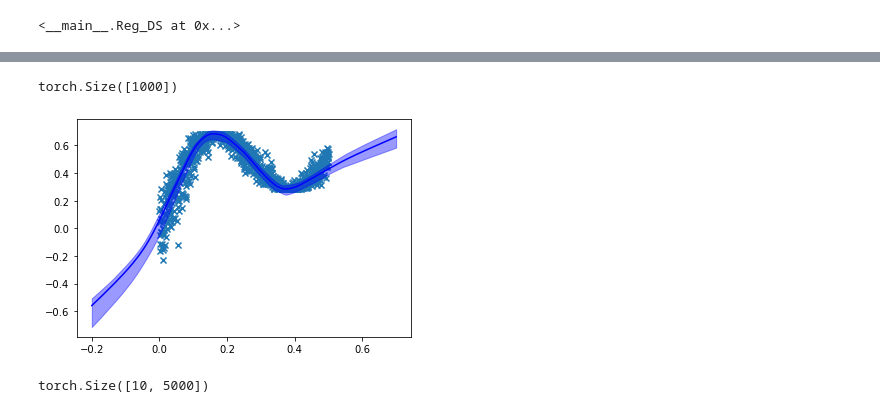
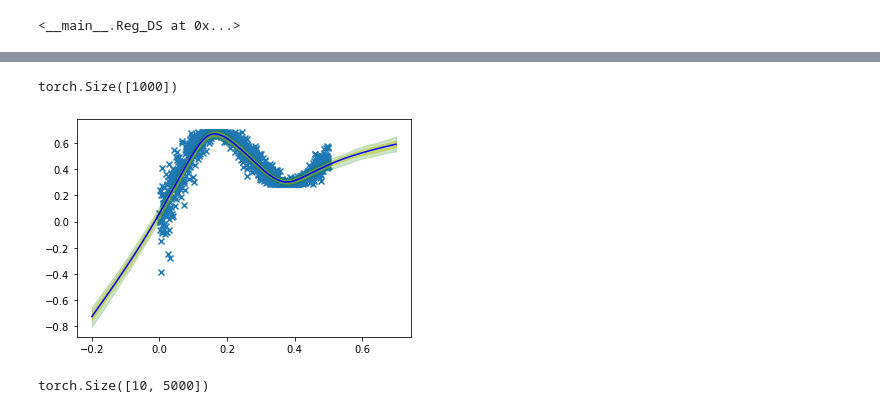
Before and after one commit to pedrofreire/bayes-by-backprop, a Jupyter notebook: Untitled.ipynb, the cells around one changed output, grey strips where cells are left out. Cells and saved outputs as stored; diff of their text form; code cells hidden in the pictures.

```diff
--- a/Untitled.ipynb
+++ b/Untitled.ipynb
@@ -137,6 +137,10 @@ def get_kl_loss(model, num_batches):
             loss += layer_log_q(layer) - layer_log_prior(layer)
     return loss / num_batches
 # %%
+from importlib import reload
+import bayes_by_backprop
+reload(bayes_by_backprop)
+BayesLinear=bayes_by_backprop.BayesLinear
 def train(
     epochs=30,
     num_samples=5,
@@ -168,12 +172,28 @@ def train(
             kl_losses=torch.zeros(num_samples)
             reg_losses=torch.zeros(num_samples)
             for ns in range(num_samples):
-                reg_losses[ns]=((model(X[:,None]).reshape(-1)-y)**2).mean()
+                #reg_losses[ns]=((model(X[:,None]).reshape(-1)-y)**2).mean()
+                reg_loss=((model(X[:,None]).reshape(-1)-y)**2).mean()
+                #kl_losses[ns] = get_kl_loss(model, num_batches)
+                kl_loss = get_kl_loss(model, num_batches)
+                loss = BETA * kl_loss + reg_loss
+                loss.backward()
+                log.append((reg_loss.item(),kl_loss.item(),loss.item()))
+                total_loss += loss.item() /num_samples
+                opt.step()
+                opt.zero_grad()
+        if epoch:
+            #print('----------')
+            print(f'epoch: {epoch}')
+            print(f'loss: {total_loss}')
+    return model,log
 
-                if bayesian:
-                    kl_losses[ns] = get_kl_loss(model, num_batches)
 
-            kl_loss = kl_losses.mean()
+
+                #if bayesian:
+                #    kl_losses[ns] = get_kl_loss(model, num_batches)
+
+"""         kl_loss = kl_losses.mean()
             reg_loss=reg_losses.mean()
             if bayesian:
                 loss = BETA * kl_loss + reg_loss
@@ -184,20 +204,14 @@ def train(
             loss.backward()
             log.append((reg_loss.item(),kl_loss.item(),loss.item()))
             total_loss += loss.item()
+"""
 
 
-            opt.step()
-            opt.zero_grad()
 
 
-        if epoch:
-            #print('----------')
-            print(f'epoch: {epoch}')
-            print(f'loss: {total_loss}')
-    return model,log
 
 log=[]
-model,log=train(100,lr=1e-1,bayesian=True,num_samples=3,BETA=1e-4,log=log)
+model,log=train(100,lr=1e-2,bayesian=True,num_samples=5,BETA=1e-5,log=log,hid_sz=100)
 # %% [output]
 torch.Size([1000])
 epoch: 1
@@ -249,30 +255,32 @@ Sequential(
 # %%
 N=1000
-NS=10
+NS=100
 samples=torch.zeros(NS,N)
 ds=Reg_DS(norm=True)
 t=torch.linspace(-0.2,0.7,N)
 
 ymean,ystd=ds.y.mean(),ds.y.std()
 for i in range(NS):
     samples[i]=model(((t-ds.tmean)/ds.tstd)
                       [:,None]).reshape(-1)
 #samples=samples*ystd+ymean
 sort=torch.sort(samples,axis=0)[0].cpu().detach()
 mu,std=samples.mean(axis=0).cpu().detach(),    samples.std(axis=0).cpu().detach()
 ax=plt.subplot()
 ax.plot(t.cpu(),mu,c='b')
 plt.scatter((ds.t*ds.tstd+ds.tmean).cpu().detach(),ds.y.cpu(),marker='x')
 
-ax.fill_between(t.cpu(),sort[0],sort[-1],color='b',alpha=0.4)
+ax.fill_between(t.cpu(),sort[25],sort[75],color='g',alpha=0.2)
+ax.fill_between(t.cpu(),sort[36],sort[62],color='y',alpha=0.4)
+
 plt.show()
 
 #y=t+0.3*(torch.sin(2*np.pi*(t))+torch.sin(4*np.pi*(t)))
 
 #plt.plot(y.cpu())
 # %% [output]
 torch.Size([1000])
-[figure, old version]
+[figure, new version]
 # %%
 samples.shape
 # %% [output]
```
Also changed, not shown: parts of 6 cells of this notebook, 3 other files.
